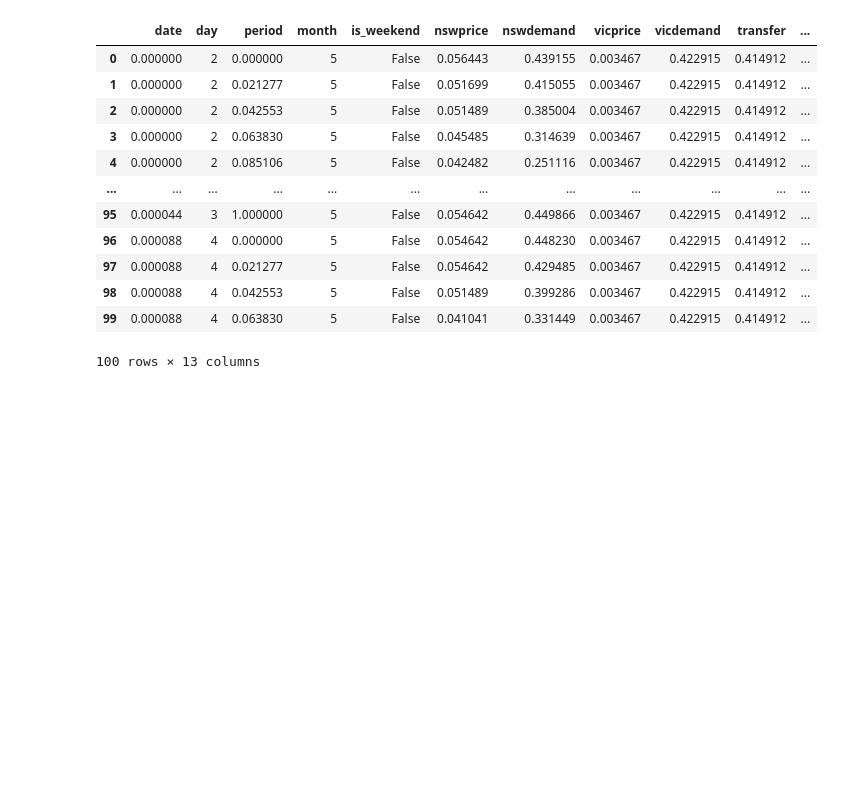
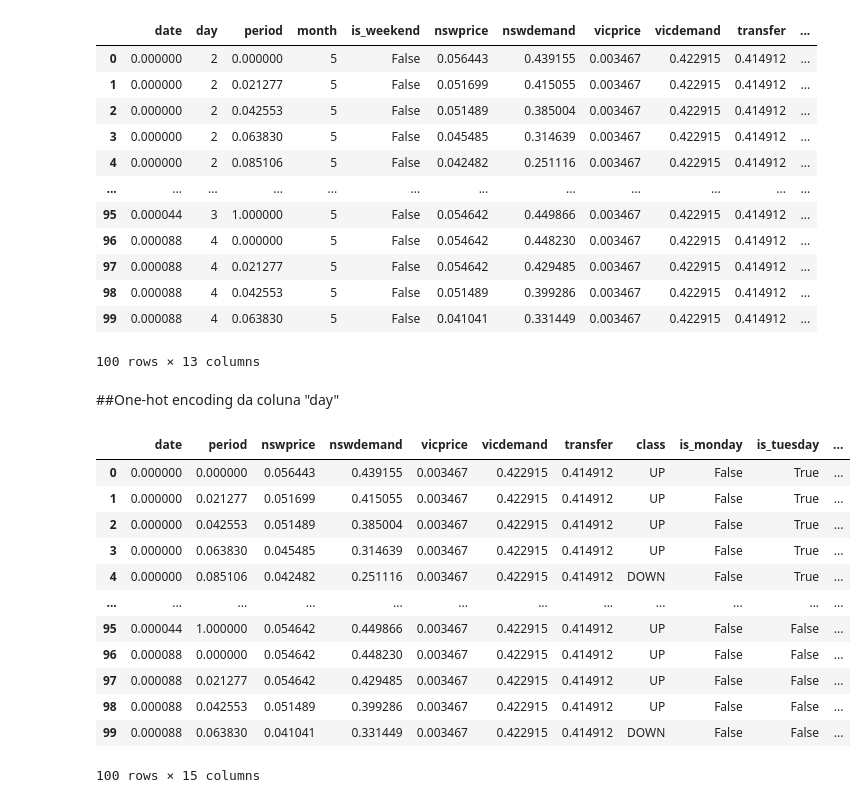
Before and after one commit to FrederickAlmeida/electricity-classification, a Jupyter notebook: preprocess_jvs.ipynb, the cells around one changed output. Cells and saved outputs as stored; diff of their text form; code cells hidden in the pictures; blank space fills up the shorter version.

```diff
--- a/preprocess_jvs.ipynb
+++ b/preprocess_jvs.ipynb
@@ -38,12 +40,14 @@ samples_daily = 48
 sample_count = len(df)
 interval = pd.Timedelta(days=1) / samples_daily
 
+df['day'] = df.apply(lambda row: int(row['day']) , axis=1)
+
 #calcula primeiro a data hora de cada linha com base no dia inicial
 df['datetime'] = pd.date_range(start=start_date, periods=sample_count, freq=interval)
 
 df['month'] = df.apply(lambda row: row['datetime'].month , axis=1)
 
-df['is_weekend'] = df.apply(lambda row: int(row['day']) == 6 or int(row['day']) == 7, axis=1)
+df['is_weekend'] = df.apply(lambda row: row['day'] == 6 or row['day'] == 7, axis=1)
 
 df['price_ratio'] = df.apply(lambda row: row['vicprice']/ (row['nswprice']+0.00001) , axis=1)
 
@@ -86,3 +90,33 @@ df.head(100)
 | 98 | 0.000088 | 4 | 0.042553 | 5 | False | 0.051489 | 0.399286 | 0.003467 | 0.422915 | 0.414912 | ... |
 | 99 | 0.000088 | 4 | 0.063830 | 5 | False | 0.041041 | 0.331449 | 0.003467 | 0.422915 | 0.414912 | ... |
 100 rows × 13 columns
+# %% [markdown]
+##One-hot encoding da coluna "day"
+# %%
+df = pd.get_dummies(df, columns=['day'], prefix='day')
+
+df.rename(columns={
+    'day_1': 'is_monday',
+    'day_2': 'is_tuesday',
+    'day_3': 'is_wednesday',
+    'day_4': 'is_thursday',
+    'day_5': 'is_friday',
+    'day_6': 'is_saturday',
+    'day_7': 'is_sunday',
+}, inplace=True)
+
+df.head(100)
+# %% [output]
+|  | date | period | nswprice | nswdemand | vicprice | vicdemand | transfer | class | is_monday | is_tuesday | ... |
+| 0 | 0.000000 | 0.000000 | 0.056443 | 0.439155 | 0.003467 | 0.422915 | 0.414912 | UP | False | True | ... |
+| 1 | 0.000000 | 0.021277 | 0.051699 | 0.415055 | 0.003467 | 0.422915 | 0.414912 | UP | False | True | ... |
+| 2 | 0.000000 | 0.042553 | 0.051489 | 0.385004 | 0.003467 | 0.422915 | 0.414912 | UP | False | True | ... |
+| 3 | 0.000000 | 0.063830 | 0.045485 | 0.314639 | 0.003467 | 0.422915 | 0.414912 | UP | False | True | ... |
+| 4 | 0.000000 | 0.085106 | 0.042482 | 0.251116 | 0.003467 | 0.422915 | 0.414912 | DOWN | False | True | ... |
+| ... | ... | ... | ... | ... | ... | ... | ... | ... | ... | ... | ... |
+| 95 | 0.000044 | 1.000000 | 0.054642 | 0.449866 | 0.003467 | 0.422915 | 0.414912 | UP | False | False | ... |
+| 96 | 0.000088 | 0.000000 | 0.054642 | 0.448230 | 0.003467 | 0.422915 | 0.414912 | UP | False | False | ... |
+| 97 | 0.000088 | 0.021277 | 0.054642 | 0.429485 | 0.003467 | 0.422915 | 0.414912 | UP | False | False | ... |
+| 98 | 0.000088 | 0.042553 | 0.051489 | 0.399286 | 0.003467 | 0.422915 | 0.414912 | UP | False | False | ... |
+| 99 | 0.000088 | 0.063830 | 0.041041 | 0.331449 | 0.003467 | 0.422915 | 0.414912 | DOWN | False | False | ... |
+100 rows × 15 columns
```
Also changed, not shown: parts of 1 cell of this notebook.
